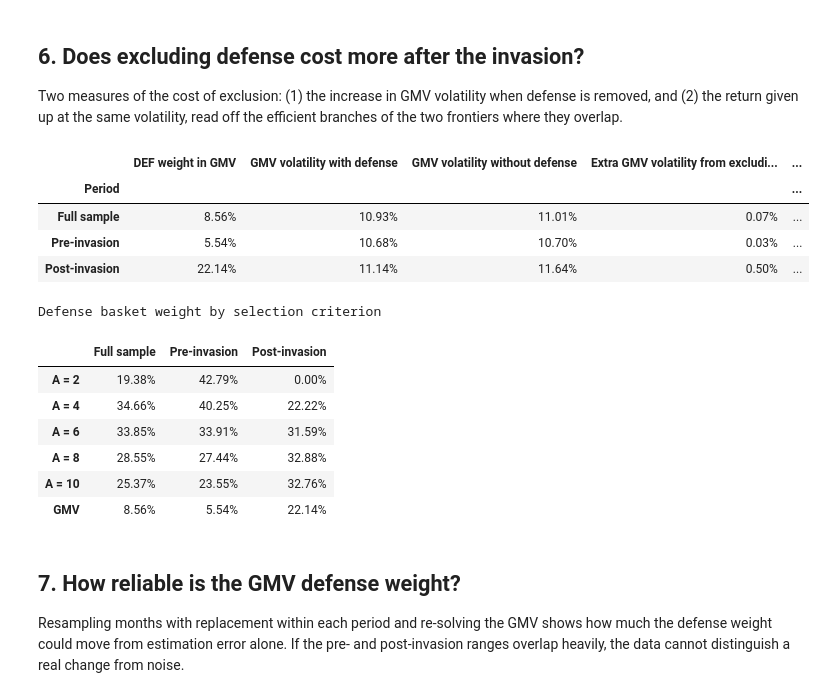
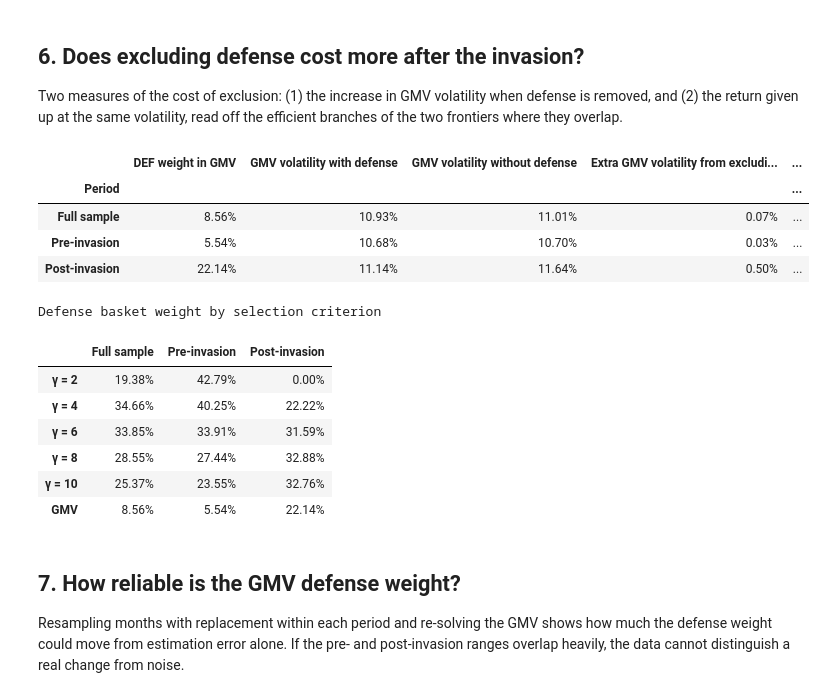
Before and after one commit to nehaneha8/CFM301, a Jupyter notebook: Project 1/Project1_defense.ipynb, the cells around one changed output. Drawn from its saved outputs; the diff is of its cells as text; code cells hidden in the pictures.

```diff
--- a/Project 1/Project1_defense.ipynb
+++ b/Project 1/Project1_defense.ipynb
@@ -263,7 +269,7 @@ def solve_utility(m, C, risk_aversion):
                       jac=lambda w: -(m - risk_aversion * C @ w),
                       bounds=[(0, 1)] * n, constraints=constraints, method="SLSQP",
                       options={"ftol": 1e-12, "maxiter": 2000})
-    _check(result, result.x, f"utility A={risk_aversion}")
+    _check(result, result.x, f"mean-variance utility γ={risk_aversion}")
     return result.x
 
 def trace_frontier(m, C, assets, gmv_weights):
@@ -295,7 +301,7 @@ for period_name, r in periods.items():
         if (frontier["StdDev"] < np.sqrt(gmv_w @ C @ gmv_w) - 1e-7).any():
             raise RuntimeError("A frontier point has lower risk than the GMV")
         results[(period_name, universe_name)] = {"assets": assets, "m": m, "C": C, "gmv": gmv_w, "utility": utility_w, "frontier": frontier}
-        for criterion, w in {"GMV": gmv_w, f"Utility max (A={RISK_AVERSION})": utility_w}.items():
+        for criterion, w in {"GMV": gmv_w, f"Mean-variance utility (γ={RISK_AVERSION})": utility_w}.items():
             row = {"Period": period_name, "Universe": universe_name, "Criterion": criterion,
                    "Annualized mean": w @ m, "Annualized volatility": np.sqrt(w @ C @ w)}
             row.update({a: w[i] for i, a in enumerate(assets)})
@@ -303,9 +309,12 @@ for period_name, r in periods.items():
 
 portfolios = pd.DataFrame(portfolio_rows).set_index(["Period", "Universe", "Criterion"])
 portfolios = portfolios[["Annualized mean", "Annualized volatility", DEFENSE_LABEL] + SECTOR_TICKERS].fillna(0.0)
-chosen_key = ("Full sample", "With defense")
-chosen = results[chosen_key]
-print("Chosen portfolio: full-sample GMV with defense")
-print(f"  Expected return {chosen['gmv'] @ chosen['m']:.2%}, volatility {np.sqrt(chosen['gmv'] @ chosen['C'] @ chosen['gmv']):.2%}, weights sum to {chosen['gmv'].sum():.6f}")
+if CHOSEN_CRITERION not in {None, "GMV", "Mean-variance utility"}:
+    raise ValueError('CHOSEN_CRITERION must be None, "GMV", or "Mean-variance utility"')
+full_with_def = results[("Full sample", "With defense")]
+candidates = {"GMV": full_with_def["gmv"], "Mean-variance utility": full_with_def["utility"]}
+print(f"Chosen criterion: {CHOSEN_CRITERION or 'not yet decided'}")
+for name, w in candidates.items():
+    print(f"  Full-sample {name}: expected return {w @ full_with_def['m']:.2%}, volatility {np.sqrt(w @ full_with_def['C'] @ w):.2%}, weights sum to {w.sum():.6f}")
 display(portfolios.style.format("{:.2%}"))
 # %% [output]
@@ -338,39 +348,39 @@ for period_name in periods:
     with_def, without_def = results[(period_name, "With defense")], results[(period_name, "Without defense")]
     vol = lambda res: np.sqrt(res["gmv"] @ res["C"] @ res["gmv"])
     eff_with, eff_without = efficient_branch(with_def["frontier"]), efficient_branch(without_def["frontier"])
     low = max(eff_with["StdDev"].min(), eff_without["StdDev"].min())
     high = min(eff_with["StdDev"].max(), eff_without["StdDev"].max())
     grid = np.linspace(low, high, 50)
     gap = np.interp(grid, eff_with["StdDev"], eff_with["Return"]) - np.interp(grid, eff_without["StdDev"], eff_without["Return"])
     cost_rows.append({"Period": period_name,
                       "DEF weight in GMV": with_def["gmv"][0],
                       "GMV volatility with defense": vol(with_def),
                       "GMV volatility without defense": vol(without_def),
                       "Extra GMV volatility from excluding defense": vol(without_def) - vol(with_def),
                       "Average return lost at equal volatility": gap.mean(),
                       "Maximum return lost at equal volatility": gap.max()})
 exclusion_cost = pd.DataFrame(cost_rows).set_index("Period")
 display(exclusion_cost.style.format("{:.2%}"))
 
-sensitivity = pd.DataFrame({period_name: {f"A = {a}": solve_utility(results[(period_name, "With defense")]["m"], results[(period_name, "With defense")]["C"], a)[0]
+sensitivity = pd.DataFrame({period_name: {f"γ = {a}": solve_utility(results[(period_name, "With defense")]["m"], results[(period_name, "With defense")]["C"], a)[0]
                                           for a in RISK_AVERSION_GRID}
                             for period_name in periods})
 sensitivity.loc["GMV"] = [results[(p, "With defense")]["gmv"][0] for p in periods]
 print("Defense basket weight by selection criterion")
 display(sensitivity.style.format("{:.2%}"))
 # %% [output]
 |  | DEF weight in GMV | GMV volatility with defense | GMV volatility without defense | Extra GMV volatility from excludi... | ... |
 | Period |  |  |  |  | ... |
 | Full sample | 8.56% | 10.93% | 11.01% | 0.07% | ... |
 | Pre-invasion | 5.54% | 10.68% | 10.70% | 0.03% | ... |
 | Post-invasion | 22.14% | 11.14% | 11.64% | 0.50% | ... |
 Defense basket weight by selection criterion
 |  | Full sample | Pre-invasion | Post-invasion |
-| A = 2 | 19.38% | 42.79% | 0.00% |
-| A = 4 | 34.66% | 40.25% | 22.22% |
-| A = 6 | 33.85% | 33.91% | 31.59% |
-| A = 8 | 28.55% | 27.44% | 32.88% |
-| A = 10 | 25.37% | 23.55% | 32.76% |
+| γ = 2 | 19.38% | 42.79% | 0.00% |
+| γ = 4 | 34.66% | 40.25% | 22.22% |
+| γ = 6 | 33.85% | 33.91% | 31.59% |
+| γ = 8 | 28.55% | 27.44% | 32.88% |
+| γ = 10 | 25.37% | 23.55% | 32.76% |
 | GMV | 8.56% | 5.54% | 22.14% |
 # %% [markdown]
 ## 7. How reliable is the GMV defense weight?
```
Also changed, not shown: parts of 11 cells of this notebook, 4 other files.
